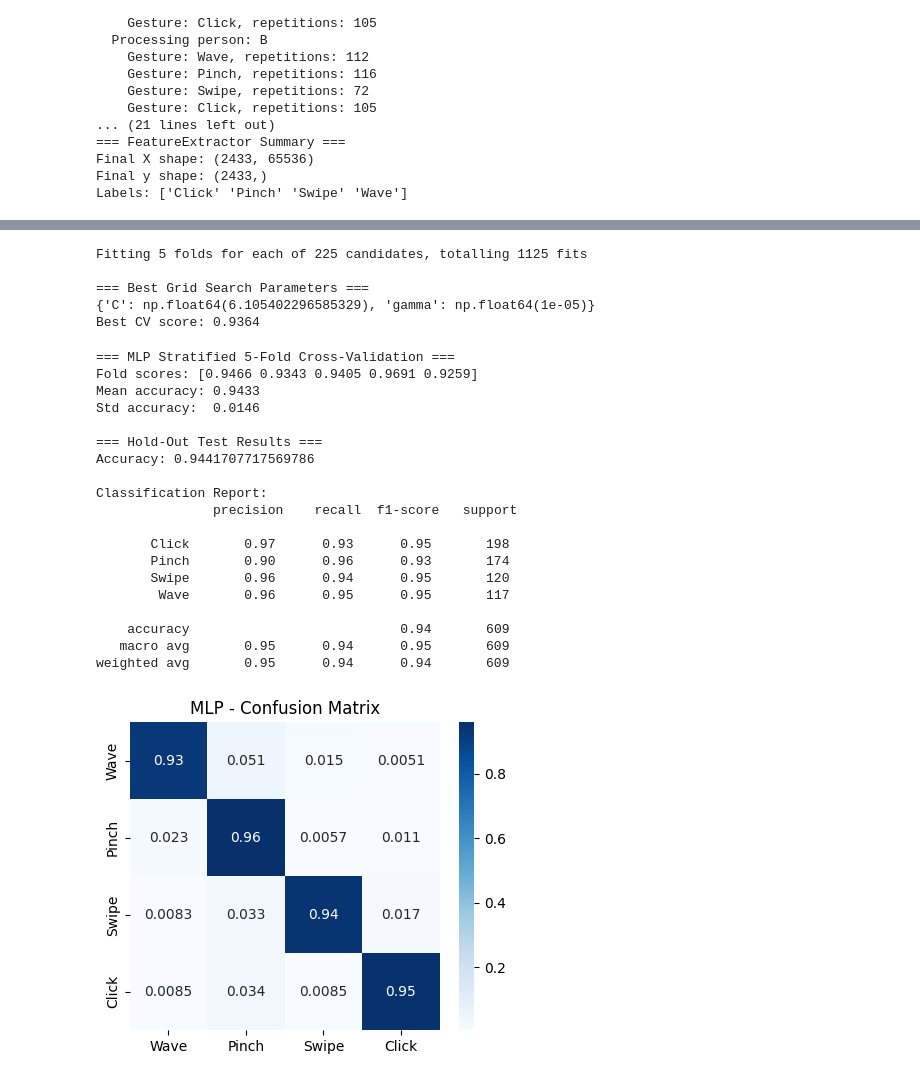
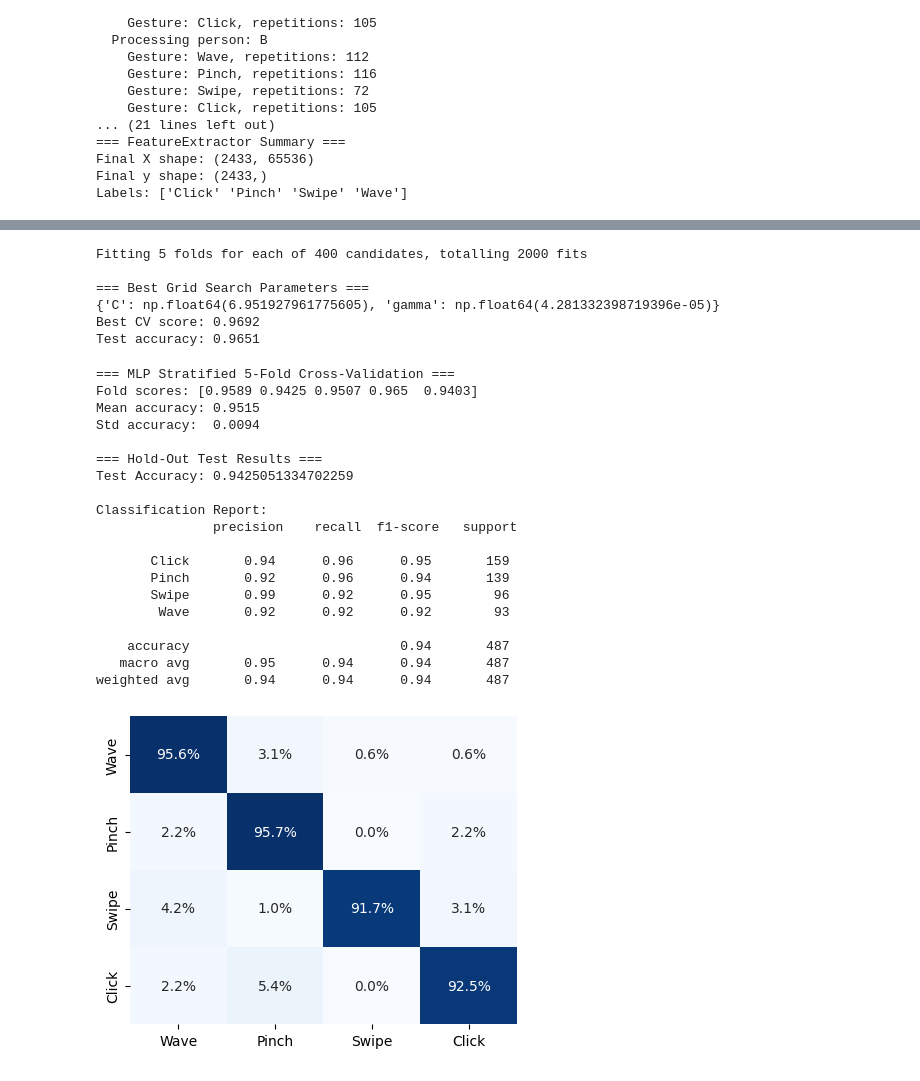
Before and after one commit to Oskar-Nowak/quantum-inspired-kernel-optimization, a Jupyter notebook: notebooks/dopnet_analysis.ipynb, the cells around one changed output, grey strips where cells are left out. Drawn from its saved outputs; the diff is of its cells as text; code cells hidden in the pictures.

```diff
--- a/notebooks/dopnet_analysis.ipynb
+++ b/notebooks/dopnet_analysis.ipynb
@@ -62,10 +70,11 @@ Person: B:
   Gesture 3: 208 samples
 # %%
 # Data structure check
-GESTURE_NAMES = ['Wave', 'Pinch', 'Click', 'Swipe']
+GESTURE_NAMES = ['Wave', 'Pinch', 'Swipe', 'Click']
 person = list(data.keys())[0]
 
 gestures = data[person]
+gestures_raw = data_raw[person]
 
 print(f'Person: {person}')
 print(f'Gesture count: {len(gestures)}')
@@ -130,5 +137,4 @@ Final y shape: (2433,)
 Labels: ['Click' 'Pinch' 'Swipe' 'Wave']
 # %%
 # Preprocessing
-preprocessor = Preprocessor(n_components=222)
-preprocessor.plot_elbow(X, max_components=1000)
+preprocessor = Preprocessor(n_components=110)
@@ -187,7 +203,7 @@ Cross-validation accuracy: 0.9210462140599127
 # %%
 param_grid = {
-    'C': np.logspace(-1, 4, 15),
-    'gamma': np.logspace(-5, 1, 15)
+    'C': np.logspace(-1, 4, 20),
+    'gamma': np.logspace(-5, 1, 20)
 }
 
 cv = StratifiedKFold(n_splits=5, shuffle=True, random_state=42)
@@ -197,7 +213,7 @@ grid = GridSearchCV(
     param_grid=param_grid,
     scoring='accuracy',
     cv=cv,
-    n_jobs=1,
+    n_jobs=-1,
     verbose=1
 )
 
@@ -206,12 +222,17 @@ grid.fit(X_train, y_train)
 print("\n=== Best Grid Search Parameters ===")
 print(grid.best_params_)
 print(f"Best CV score: {grid.best_score_:.4f}")
+best_model = grid.best_estimator_
+
+test_accuracy = best_model.score(X_test, y_test)
+print(f"Test accuracy: {test_accuracy:.4f}")
 # %% [output]
-Fitting 5 folds for each of 225 candidates, totalling 1125 fits
+Fitting 5 folds for each of 400 candidates, totalling 2000 fits
 
 === Best Grid Search Parameters ===
-{'C': np.float64(6.105402296585329), 'gamma': np.float64(1e-05)}
-Best CV score: 0.9364
+{'C': np.float64(6.951927961775605), 'gamma': np.float64(4.281332398719396e-05)}
+Best CV score: 0.9692
+Test accuracy: 0.9651
 # %%
 le = LabelEncoder()
 y_enc = le.fit_transform(y)
@@ -221,7 +242,7 @@ mlp = MLPClassifier(
     activation='relu',
     solver='adam',
     alpha=1e-4,
-    batch_size=64,
+    batch_size=32,
     learning_rate_init=1e-3,
     max_iter=300,
     random_state=42,
@@ -234,53 +255,61 @@ cv_scores = cross_val_score(mlp, X_pca, y_enc, cv=cv)
 
 print("=== MLP Stratified 5-Fold Cross-Validation ===")
 print("Fold scores:", np.round(cv_scores, 4))
 print("Mean accuracy:", np.round(cv_scores.mean(), 4))
 print("Std accuracy: ", np.round(cv_scores.std(), 4))
 
 X_train, X_test, y_train, y_test = train_test_split(
-    X_pca, y_enc, test_size=0.25, stratify=y_enc, random_state=42
+    X_pca, y_enc, test_size=0.2, stratify=y_enc, random_state=42
 )
 
 mlp.fit(X_train, y_train)
 y_pred = mlp.predict(X_test)
 
 y_test_labels = le.inverse_transform(y_test)
 y_pred_labels = le.inverse_transform(y_pred)
 
 print("\n=== Hold-Out Test Results ===")
-print("Accuracy:", accuracy_score(y_test_labels, y_pred_labels))
+print("Test Accuracy:", accuracy_score(y_test_labels, y_pred_labels))
 print("\nClassification Report:\n", classification_report(y_test_labels, y_pred_labels))
 
-cm = confusion_matrix(y_test_labels, y_pred_labels, normalize='true')
-labels = GESTURE_NAMES
+cm_mlp = confusion_matrix(y_test_labels, y_pred_labels, normalize="true")
+
+annot = np.array([[f"{v*100:.1f}%" for v in row] for row in cm_mlp])
 
 plt.figure(figsize=(5,4))
-sns.heatmap(cm, annot=True, cmap='Blues',
-           xticklabels=labels,
-           yticklabels=labels)
-plt.title('MLP - Confusion Matrix')
+sns.heatmap(
+    cm_mlp,
+    annot=annot,
+    fmt="",
+    cmap="Blues",
+    xticklabels=labels,
+    yticklabels=labels,
+    cbar=False
+)
+#plt.title('MLP - Confusion Matrix')
+plt.savefig('mlp_cm', dpi=300, bbox_inches='tight')
 plt.show()
 # %% [output]
 === MLP Stratified 5-Fold Cross-Validation ===
-Fold scores: [0.9466 0.9343 0.9405 0.9691 0.9259]
-Mean accuracy: 0.9433
-Std accuracy:  0.0146
+Fold scores: [0.9589 0.9425 0.9507 0.965  0.9403]
+Mean accuracy: 0.9515
+Std accuracy:  0.0094
 
 === Hold-Out Test Results ===
-Accuracy: 0.9441707717569786
+Test Accuracy: 0.9425051334702259
 
 Classification Report:
                precision    recall  f1-score   support
 
-       Click       0.97      0.93      0.95       198
-       Pinch       0.90      0.96      0.93       174
-       Swipe       0.96      0.94      0.95       120
-        Wave       0.96      0.95      0.95       117
+       Click       0.94      0.96      0.95       159
+       Pinch       0.92      0.96      0.94       139
+       Swipe       0.99      0.92      0.95        96
+        Wave       0.92      0.92      0.92        93
 
-    accuracy                           0.94       609
-   macro avg       0.95      0.94      0.95       609
-weighted avg       0.95      0.94      0.94       609
+    accuracy                           0.94       487
+   macro avg       0.95      0.94      0.94       487
+weighted avg       0.94      0.94      0.94       487
-[figure, old version]
+[figure, new version]
 # %%
 print('=== RUNNING QGA ===')
 qga = QGA(
```
Also changed, not shown: parts of 12 cells of this notebook.
